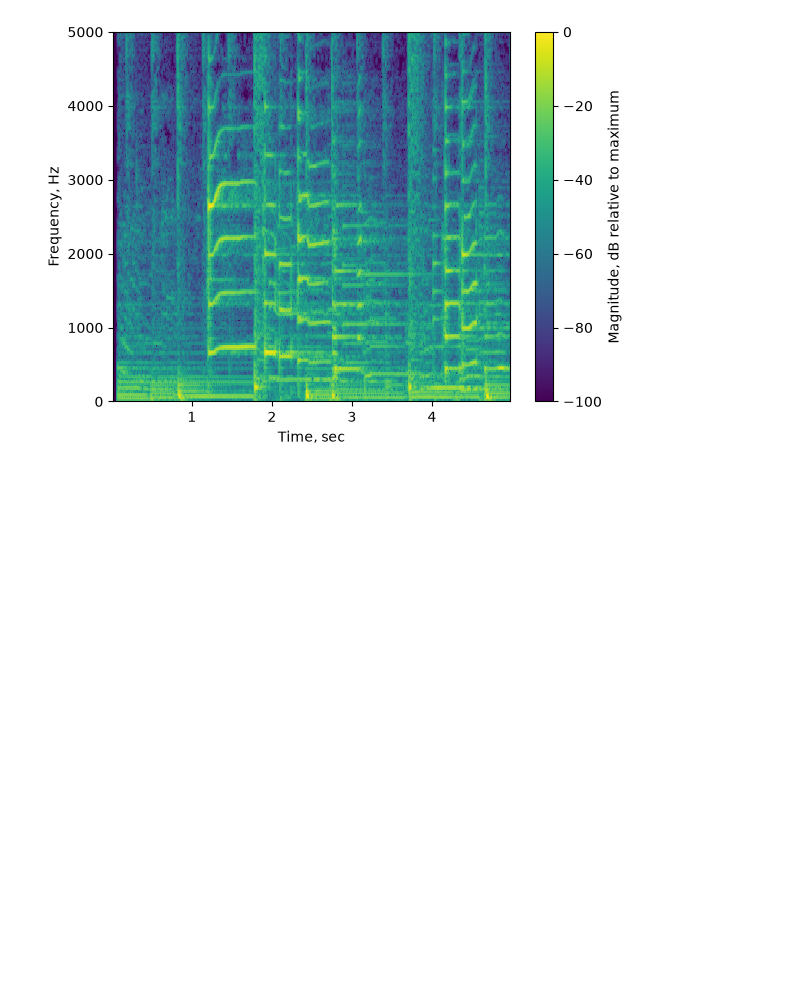
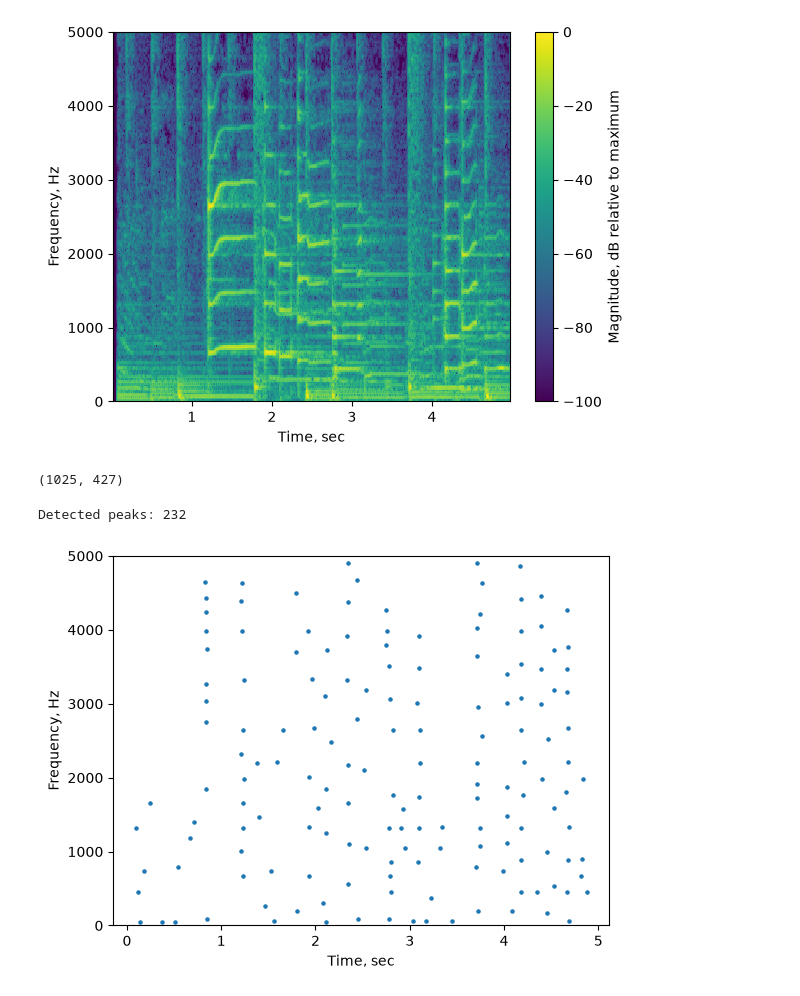
Before and after one commit to ekt4r/project-apollo, a Jupyter notebook: notebooks/01_eda.ipynb, the cells around one changed output. Cells and saved outputs as stored; diff of their text form; code cells hidden in the pictures; blank space fills up the shorter version.

```diff
--- a/notebooks/01_eda.ipynb
+++ b/notebooks/01_eda.ipynb
@@ -223,3 +223,32 @@ plt.colorbar(label="Magnitude, dB relative to maximum")
 # %% [output]
 <matplotlib.colorbar.Colorbar at 0x...>
 [figure]
+# %%
+from scipy.ndimage import maximum_filter
+
+local_max = maximum_filter(
+    spectrogram_db,
+    size=(15, 21),
+    mode="nearest",
+)
+# %%
+spectrogram_db.shape
+# %% [output]
+(1025, 427)
+# %%
+peak_mask = (spectrogram_db == local_max) & (spectrogram_db > -40)
+frequency_indices, time_indices = np.where(peak_mask)
+# %%
+plt.scatter(
+    times[time_indices],
+    frequencies[frequency_indices],
+    s=5,
+)
+plt.xlabel("Time, sec")
+plt.ylabel("Frequency, Hz")
+plt.ylim(0, 5000)
+
+print(f"Detected peaks: {len(time_indices)}")
+# %% [output]
+Detected peaks: 232
+[figure, added]
```
Also changed, not shown: parts of 2 cells of this notebook.
